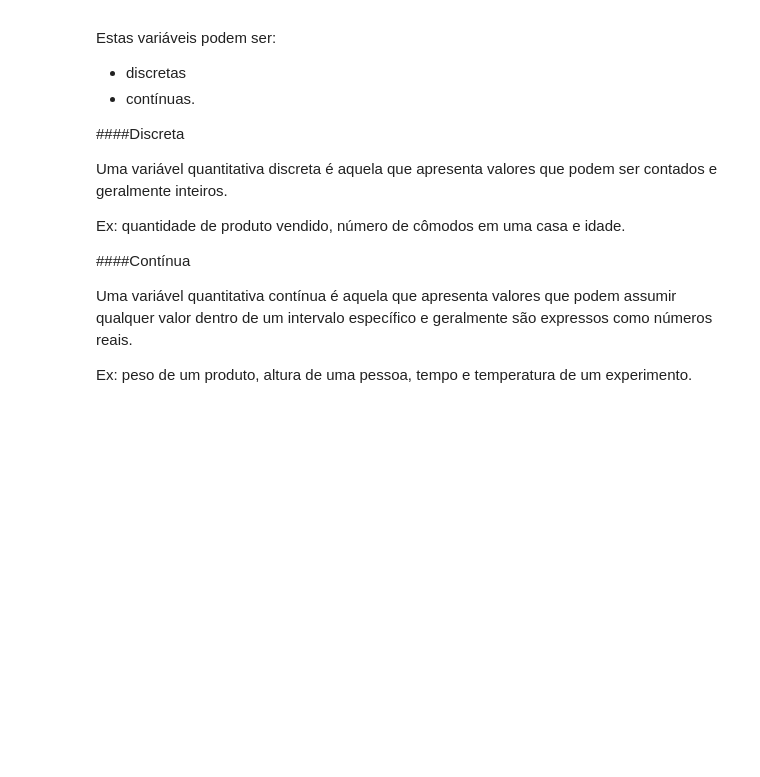
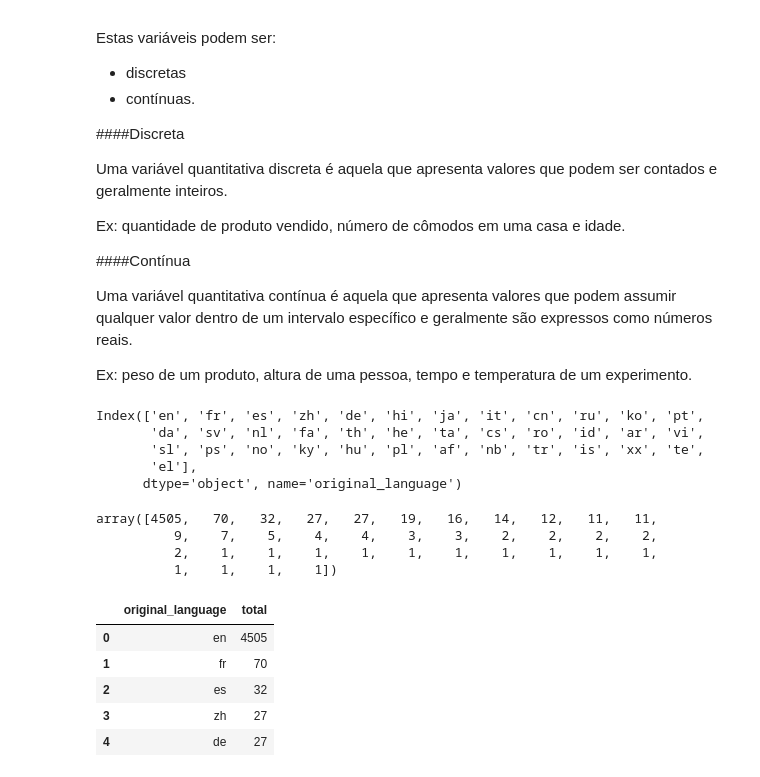
Before and after one commit to leandroclv/Python_data_science_alura, a Jupyter notebook: data_science/introd.ipynb, the cells around one changed output. Cells and saved outputs as stored; diff of their text form; code cells hidden in the pictures; blank space fills up the shorter version.

```diff
--- a/data_science/introd.ipynb
+++ b/data_science/introd.ipynb
@@ -533,3 +533,29 @@ Ex: quantidade de produto vendido, número de cômodos em uma casa e idade.
 Uma variável quantitativa contínua é aquela que apresenta valores que podem assumir qualquer valor dentro de um intervalo específico e geralmente são expressos como números reais.
 
 Ex: peso de um produto, altura de uma pessoa, tempo e temperatura de um experimento.
+# %%
+tmdb['original_language'].value_counts().index
+# %% [output]
+Index(['en', 'fr', 'es', 'zh', 'de', 'hi', 'ja', 'it', 'cn', 'ru', 'ko', 'pt',
+       'da', 'sv', 'nl', 'fa', 'th', 'he', 'ta', 'cs', 'ro', 'id', 'ar', 'vi',
+       'sl', 'ps', 'no', 'ky', 'hu', 'pl', 'af', 'nb', 'tr', 'is', 'xx', 'te',
+       'el'],
+      dtype='object', name='original_language')
+# %%
+tmdb['original_language'].value_counts().values
+# %% [output]
+array([4505,   70,   32,   27,   27,   19,   16,   14,   12,   11,   11,
+          9,    7,    5,    4,    4,    3,    3,    2,    2,    2,    2,
+          2,    1,    1,    1,    1,    1,    1,    1,    1,    1,    1,
+          1,    1,    1,    1])
+# %%
+contagem_de_lingua = tmdb['original_language'].value_counts().to_frame().reset_index()
+contagem_de_lingua.columns = ['original_language', 'total']
+contagem_de_lingua.head()
+# %% [output]
+|  | original_language | total |
+| 0 | en | 4505 |
+| 1 | fr | 70 |
+| 2 | es | 32 |
+| 3 | zh | 27 |
+| 4 | de | 27 |
```
Also changed, not shown: parts of 2 cells of this notebook.
